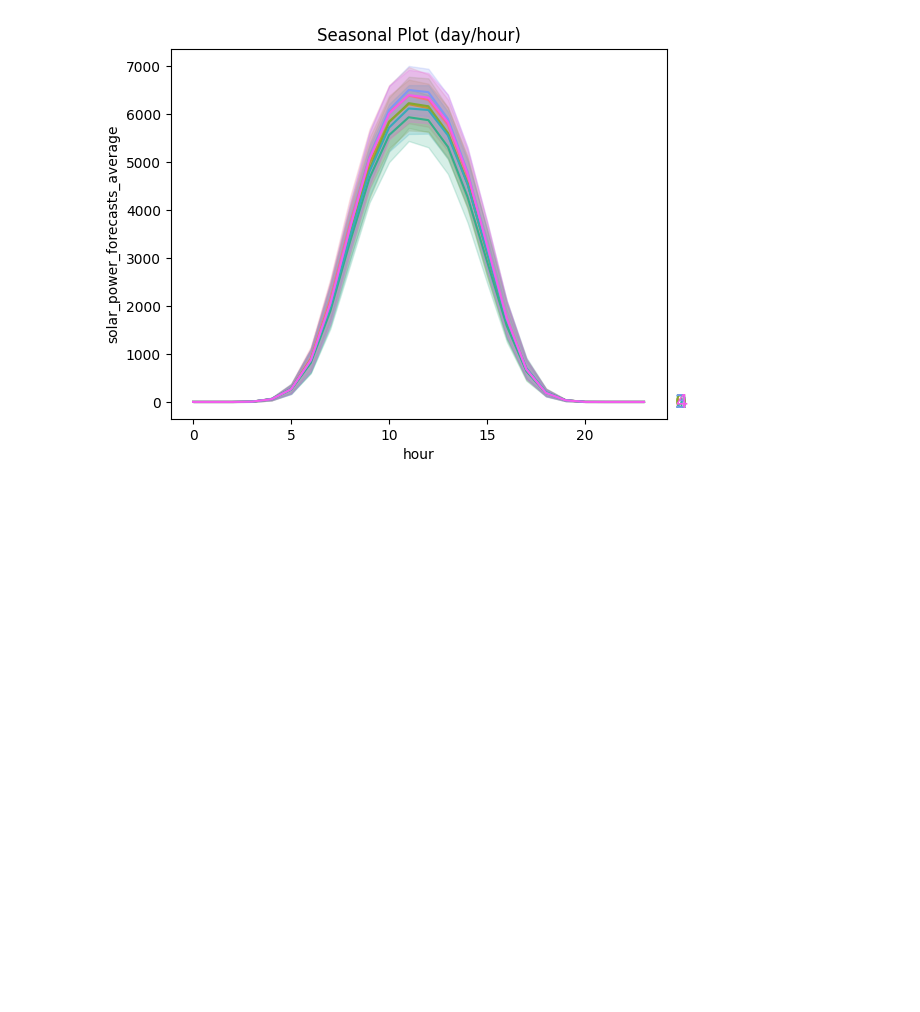
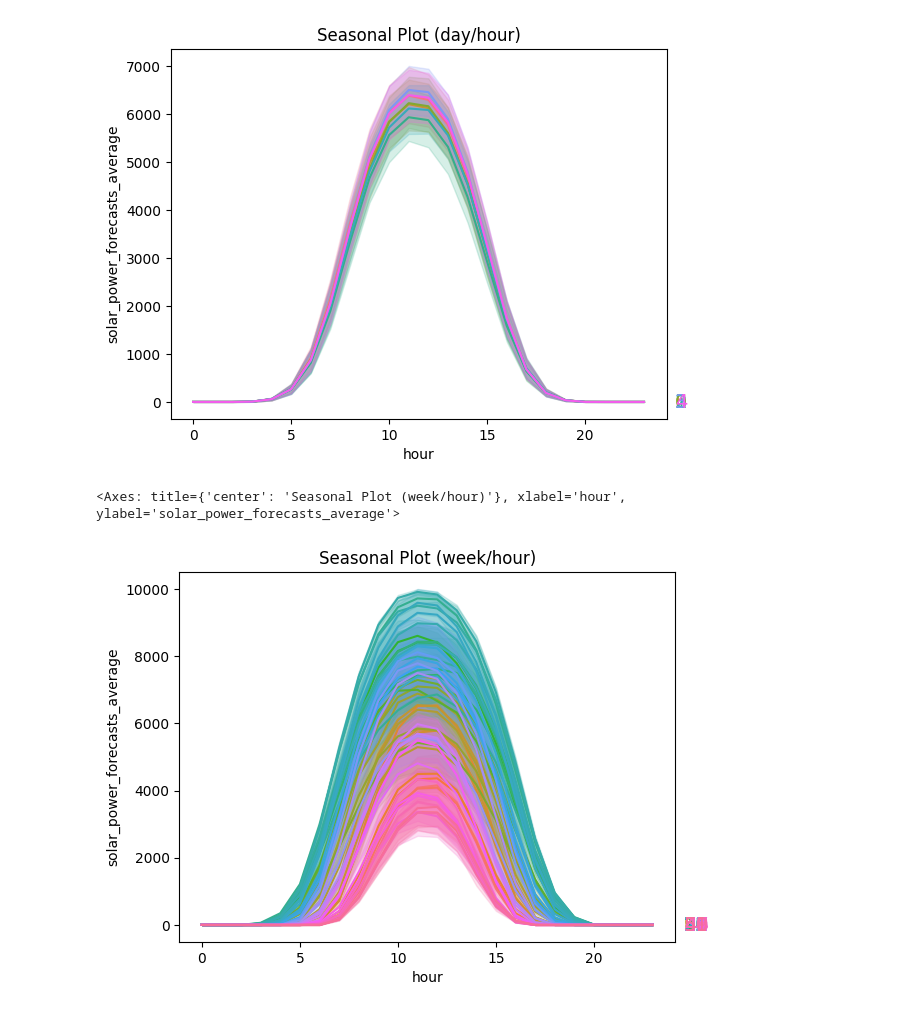
Before and after one commit to slokadjaja/electricity-price-forecasting, a Jupyter notebook: eda.ipynb, the cells around one changed output. Saved outputs shown, nothing was run; the diff lists cells and outputs as text; code cells hidden in the pictures; blank space fills up the shorter version.

```diff
--- a/EDA.ipynb
+++ b/eda.ipynb
@@ -71,3 +71,8 @@ seasonal_plot(X_train, y='solar_power_forecasts_average', period="day", freq="ho
 # %% [output]
 <Axes: title={'center': 'Seasonal Plot (day/hour)'}, xlabel='hour', ylabel='solar_power_forecasts_average'>
 [figure]
+# %%
+seasonal_plot(X_train, y='solar_power_forecasts_average', period="m", freq="hour")
+# %% [output]
+<Axes: title={'center': 'Seasonal Plot (week/hour)'}, xlabel='hour', ylabel='solar_power_forecasts_average'>
+[figure, added]
```
Also changed, not shown: parts of 1 cell of this notebook, 2 other files.
